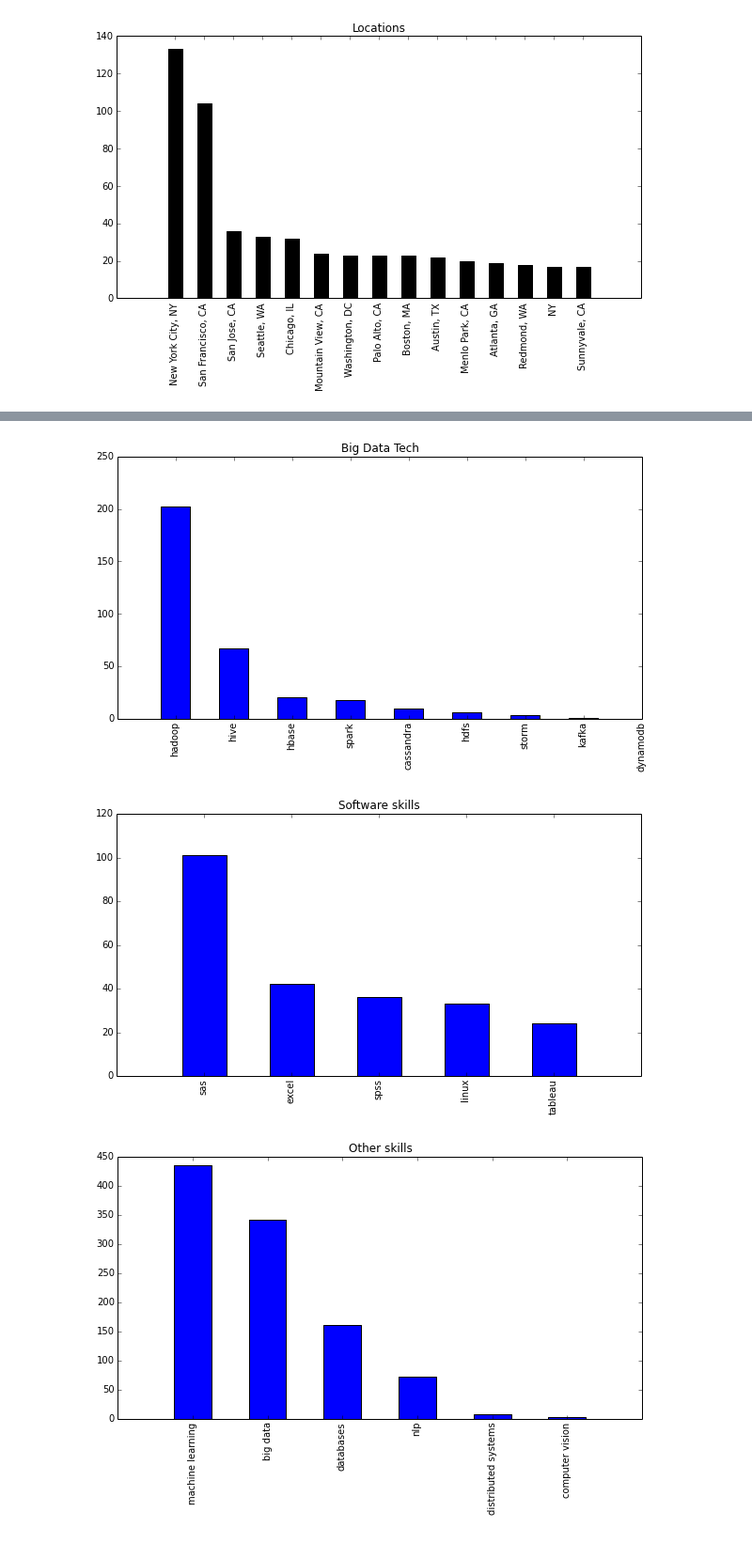
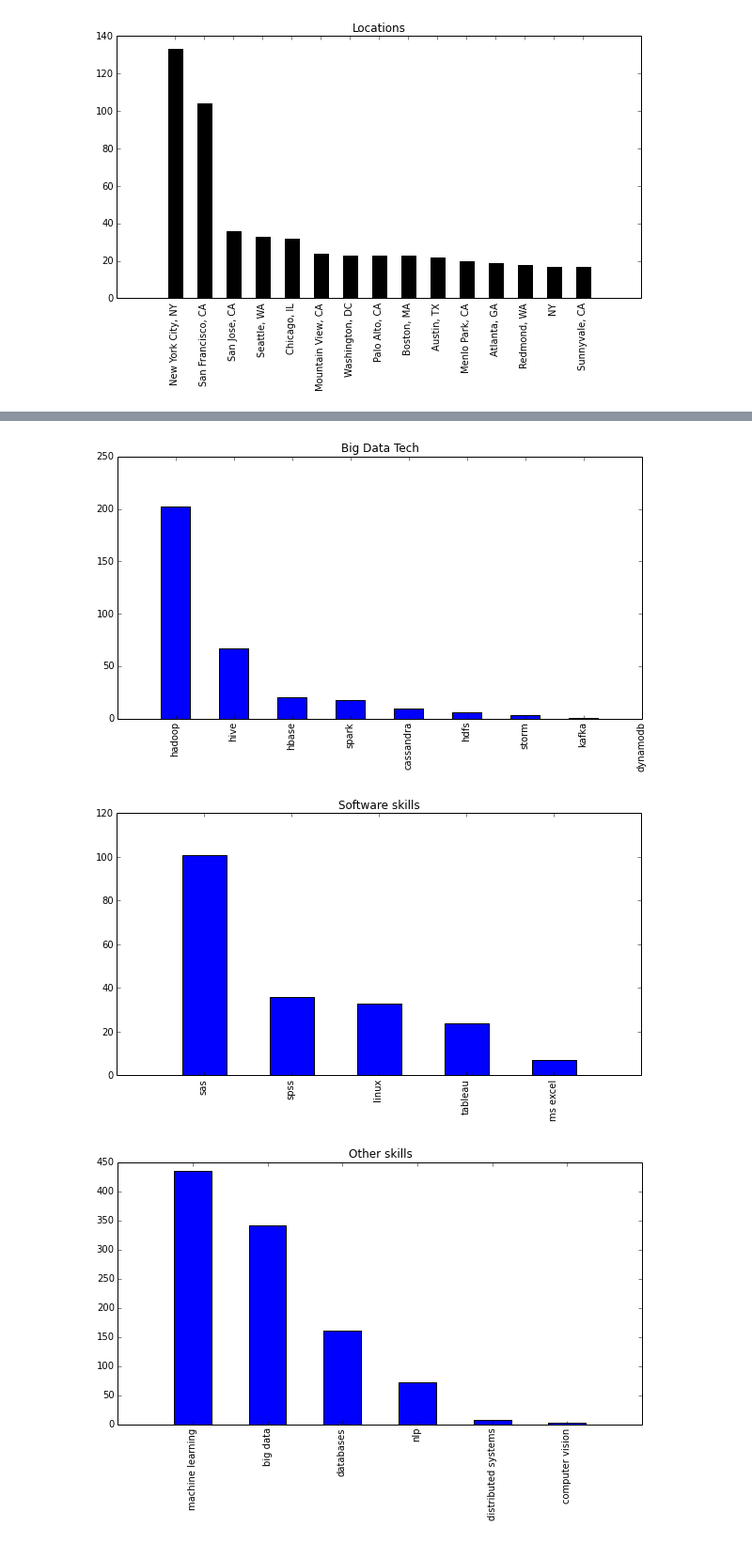
Before and after one commit to afcarl/analysis-jobdata, a Jupyter notebook: notebooks/datascience.ipynb, the cells around one changed output, grey strips where cells are left out. Shown at 94% size. Drawn from its saved outputs; the diff is of its cells as text; code cells hidden in the pictures.

```diff
--- a/notebooks/datascience.ipynb
+++ b/notebooks/datascience.ipynb
@@ -60,24 +63,24 @@ def term_counts(terms, data):
 # %%
 # Looks for common technologies
 # I stole most of this from http://codingvc.com/which-technologies-do-startups-use-an-exploration-of-angellist-data
 programming_languages = ["javascript", "ruby", "php", "node.js", "java",
     "scala", "python", "c++", "perl", "clojure", ["c#","c #"], "matlab", "r", "sql"]
 storage = ["mysql", ["postgresql", "postgres"], ["mongodb", "mongo"], "redis", "sql server",
            "memcached", "amazon s3", "lucene", "elasticsearch", "solr"]
 bigdata = ["hadoop", "spark", "hive", "cassandra", "hbase", "storm", "kafka", "hdfs", "dynamodb"]
 generic_skills = ["big data", "machine learning", ["nlp", "natural language processing"], "computer vision", "distributed systems", "databases"]
-software = ["excel", "sas", "spss", "tableau", "linux"]
+software = [["ms excel", "microsoft excel"], "sas", "spss", "tableau", "linux"]
 
 plot_term_counts(term_counts(programming_languages, records), "Programming languages")
 plot_term_counts(term_counts(storage, records), "Storage & Databases")
 plot_term_counts(term_counts(bigdata, records), "Big Data Tech")
 plot_term_counts(term_counts(software, records), "Software skills")
 plot_term_counts(term_counts(generic_skills, records), "Other skills")
 # %% [output]
 [figure]
 [figure]
 [figure]
-[figure, old version]
+[figure, new version]
 [figure]
 # %%
 # What degree's are data science positions asking for?
```
Also changed, not shown: parts of 3 cells of this notebook.
